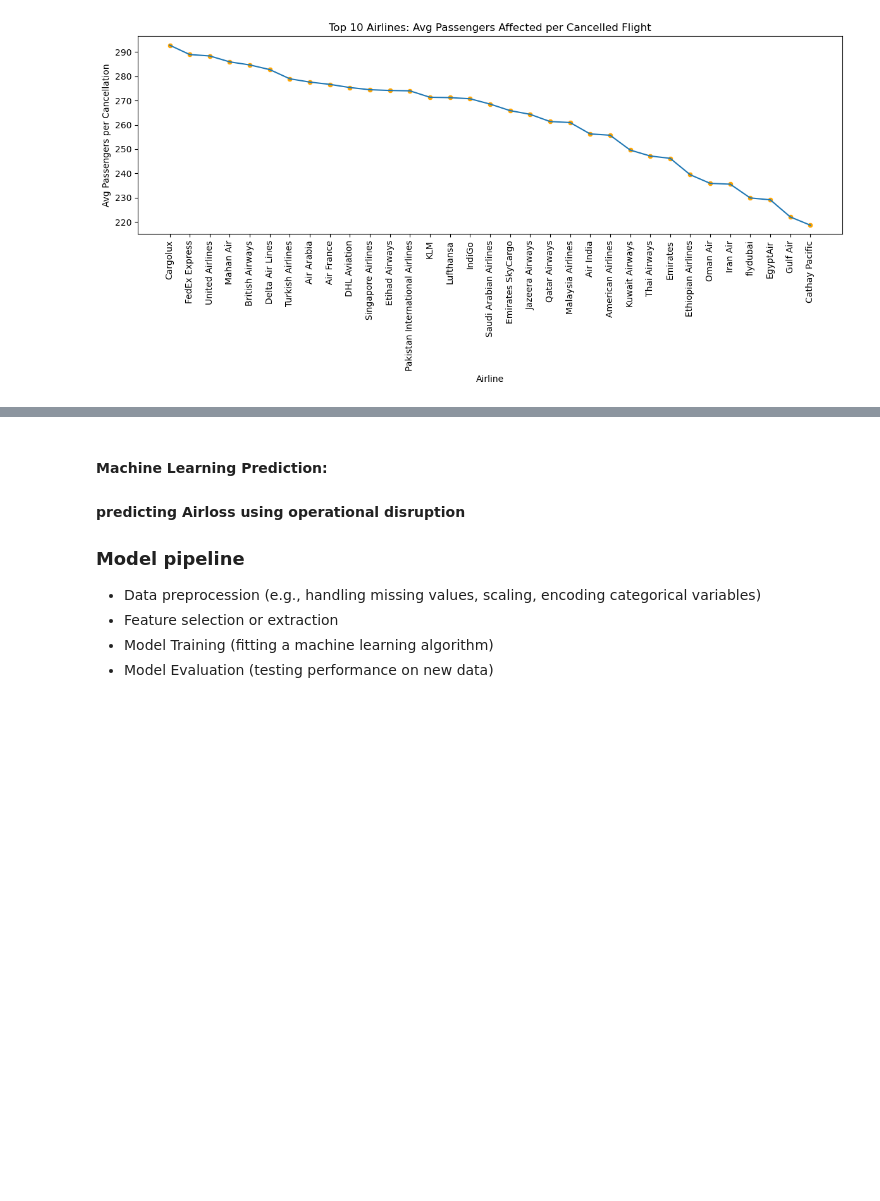
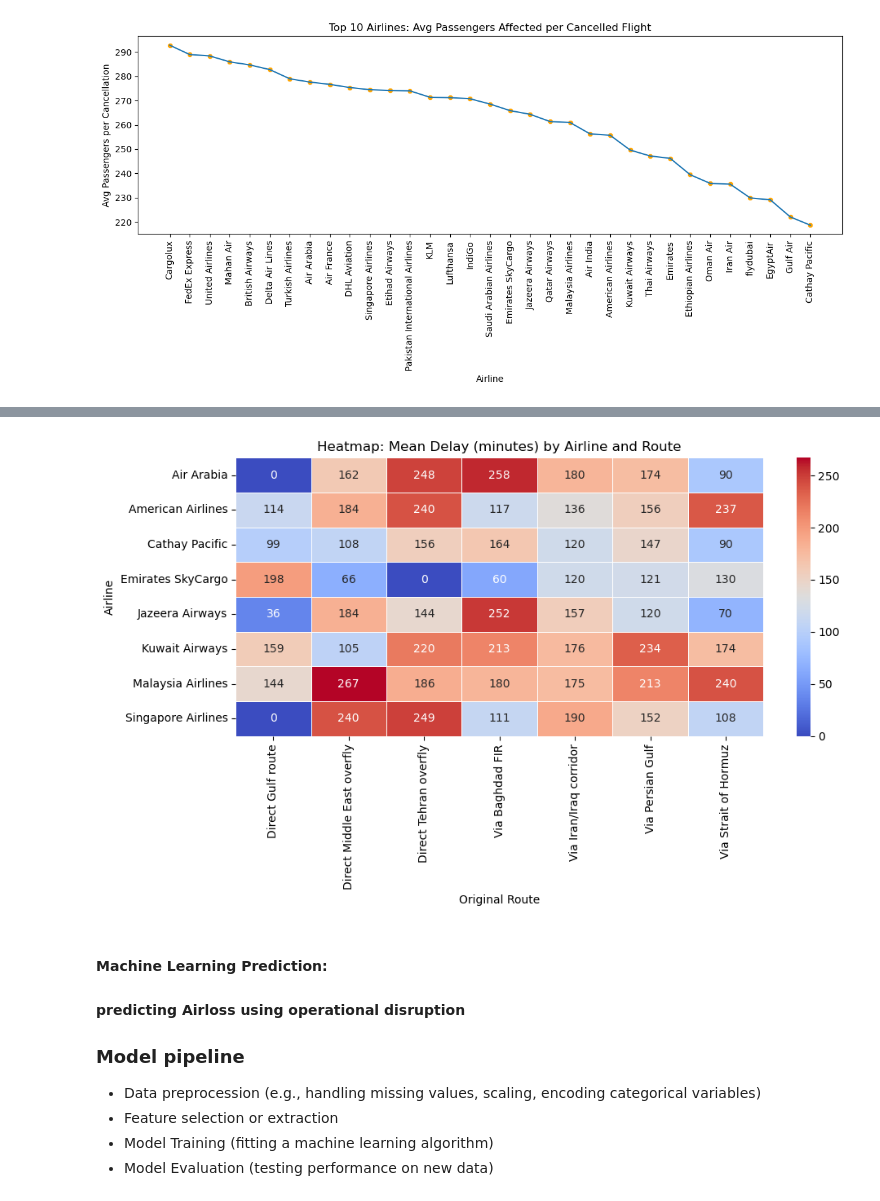
Before and after one commit to Ramyashok94/data720-python, a Jupyter notebook: Final_project/Ramya_Ashok_Kumar_FinalProject.ipynb, the cells around one changed output, grey strips where cells are left out. Drawn from its saved outputs; the diff is of its cells as text; code cells hidden in the pictures; blank space fills up the shorter version.

```diff
--- a/Final_project/Ramya_Ashok_Kumar_FinalProject.ipynb
+++ b/Final_project/Ramya_Ashok_Kumar_FinalProject.ipynb
@@ -720,0 +757,10 @@ Average passengers affected per cancelled flight (overall): 261.67
+# %%
+# Rename columns in flight_reroutes to match expected analysis code
+flight_reroutes = flight_reroutes.rename(columns={
+    'extra_fuel_cost_usd': 'additional_fuel_cost_usd',
+    'delay_hours': 'delay_minutes'  # Will convert hours to minutes below
+})
+
+# Convert delay_minutes from hours to minutes if needed
+if 'delay_minutes' in flight_reroutes.columns:
+    flight_reroutes['delay_minutes'] = flight_reroutes['delay_minutes'] * 60
@@ -720,0 +916,34 @@ Average passengers affected per cancelled flight (overall): 261.67
+# %%
+# 3. Heatmap: Delay vs. Airline and Route (Formatted)
+import matplotlib.pyplot as plt
+import seaborn as sns
+
+# Select top airlines and routes by frequency
+top_airlines = df_reroutes['airline'].value_counts().head(8).index
+top_routes = df_reroutes['original_route'].value_counts().head(8).index
+
+# Filter data for top airlines and routes
+heatmap_data = df_reroutes[
+    df_reroutes['airline'].isin(top_airlines) &
+    df_reroutes['original_route'].isin(top_routes)
+]
+
+# Create pivot table for mean delay
+pivot = heatmap_data.pivot_table(
+    index='airline',
+    columns='original_route',
+    values='delay_minutes',
+    aggfunc='mean',
+    fill_value=0
+)
+
+# Plot heatmap
+plt.figure(figsize=(10, 6))
+sns.heatmap(pivot, annot=True, fmt='.0f', cmap='coolwarm', linewidths=0.5)
+plt.title('Heatmap: Mean Delay (minutes) by Airline and Route')
+plt.ylabel('Airline')
+plt.xlabel('Original Route')
+plt.tight_layout()
+plt.show()
+# %% [output]
+[figure, added]
```
Also changed, not shown: parts of 17 cells of this notebook.
